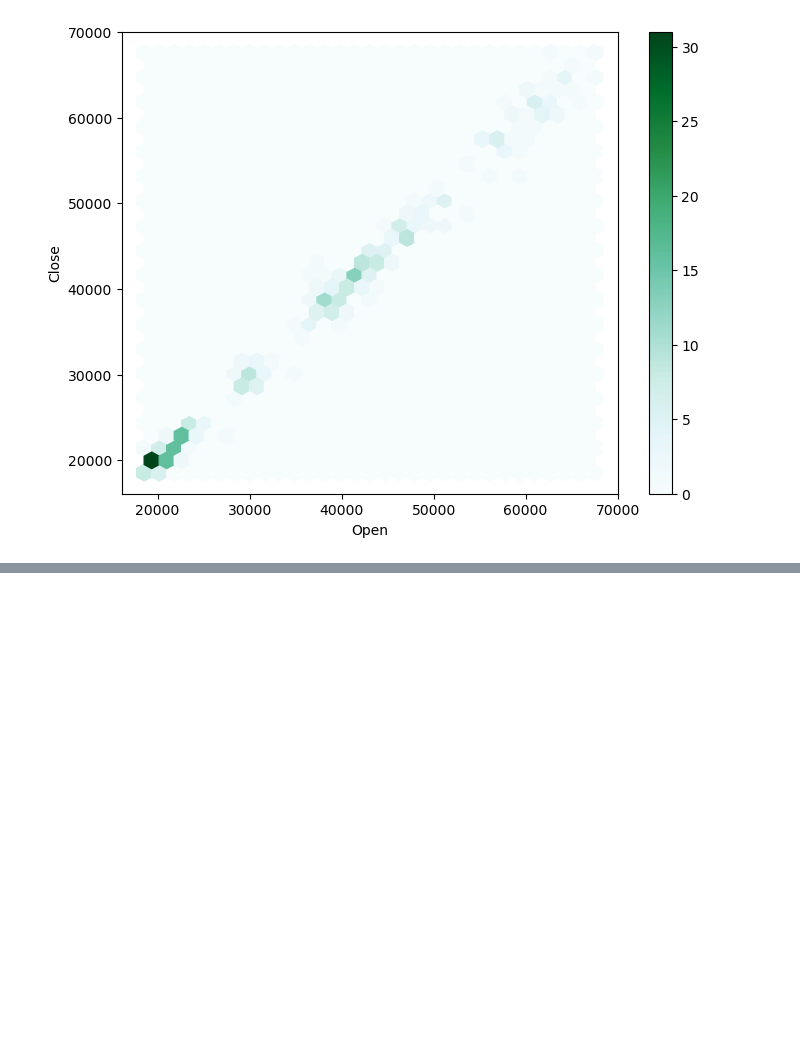
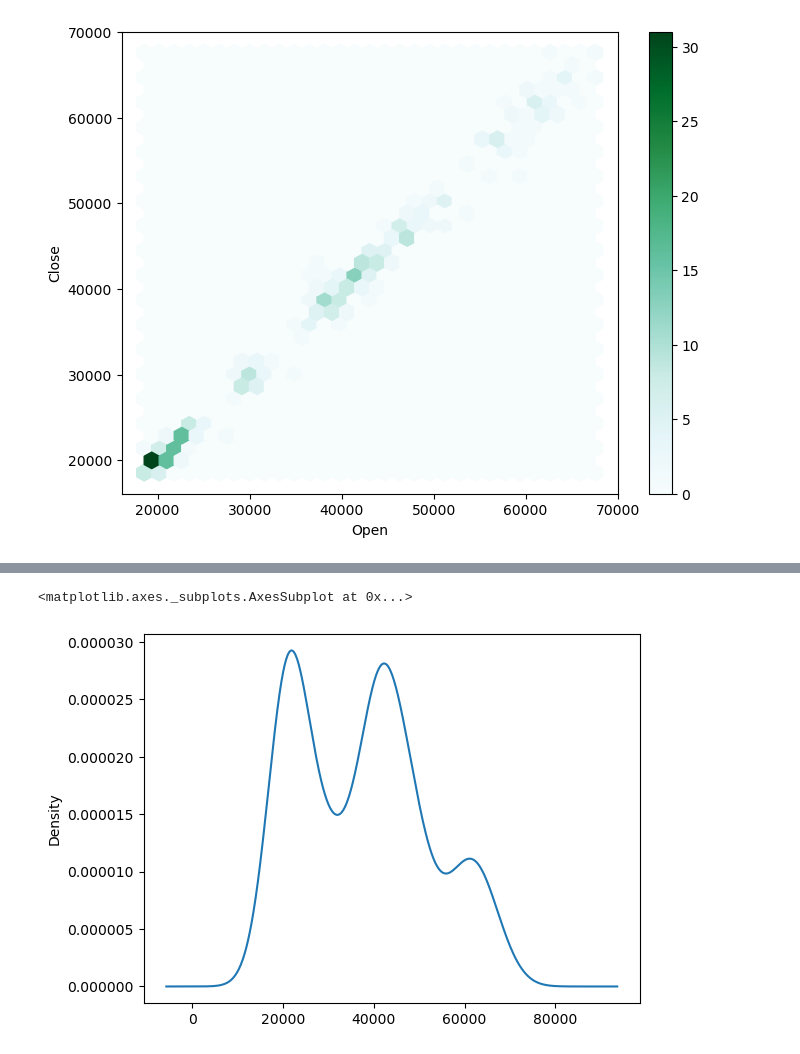
Before and after one commit to g3-reiten/scalable-backtesting-pipeline, a Jupyter notebook: notebooks/EDA_BTC-USD.ipynb, the cells around one changed output, grey strips where cells are left out. Cells and saved outputs as stored; diff of their text form; code cells hidden in the pictures; blank space fills up the shorter version.

```diff
--- a/notebooks/EDA_BTC-USD.ipynb
+++ b/notebooks/EDA_BTC-USD.ipynb
@@ -89,0 +97,5 @@ data.plot.hexbin(x='Open', y='Close',gridsize=30, figsize=(8,6))
+# %%
+data["High"].plot.kde()
+# %% [output]
+<matplotlib.axes._subplots.AxesSubplot at 0x...>
+[figure, added]
```
Also changed, not shown: parts of 4 cells of this notebook.
